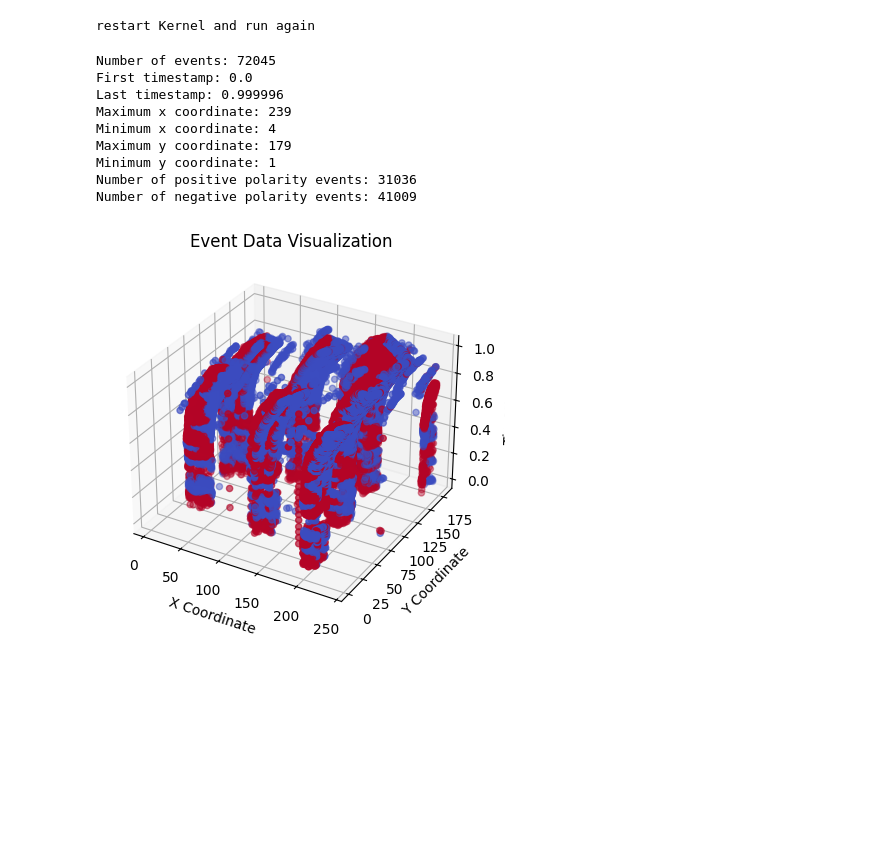
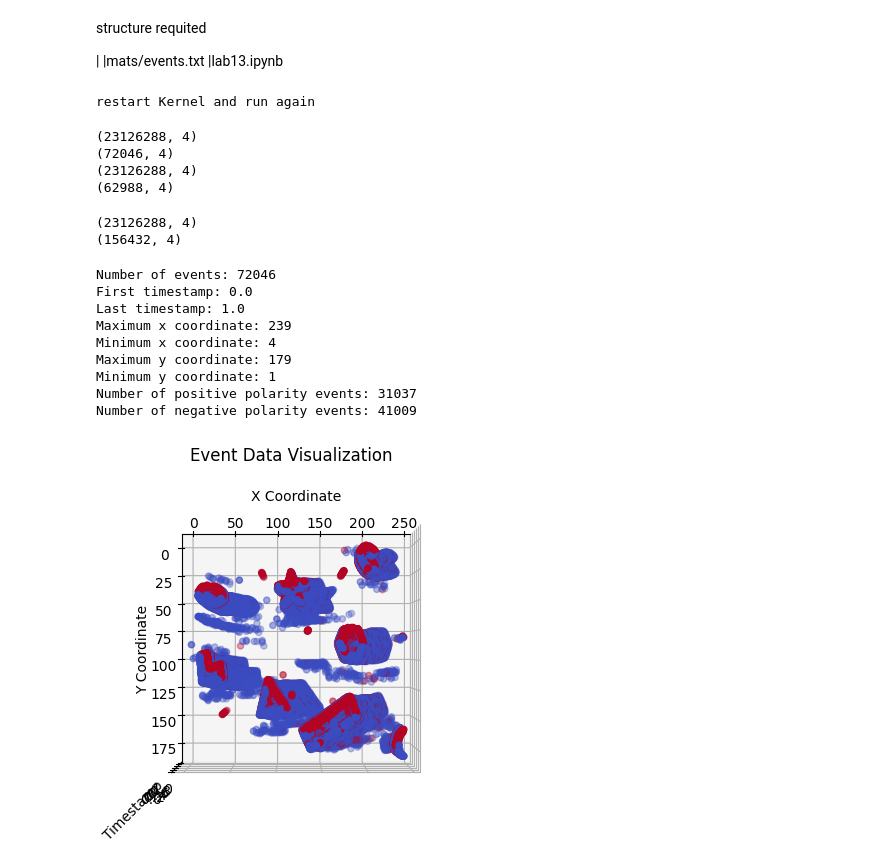
Before and after one commit to haarmeggido/Advanced-Vision-Algorithms, a Jupyter notebook: 13/lab13.ipynb, the cells around one changed output. Drawn from its saved outputs; the diff is of its cells as text; code cells hidden in the pictures; blank space fills up the shorter version.

```diff
--- a/13/lab13.ipynb
+++ b/13/lab13.ipynb
@@ -1,2 +1,8 @@
+# %% [markdown]
+structure requited
+
+|
+|mats/events.txt
+|lab13.ipynb
 # %%
 print("restart Kernel and run again")
@@ -3,7 +12,43 @@ print("restart Kernel and run again")
 # %% [output]
 restart Kernel and run again
+# %%
+# filter the events.txt file to only include the events with timestamp (1st column) between 0 and 1 second
+
+def filter_events(start, stop):
+  # read the events.txt file
+  events = np.loadtxt('mats/events.txt', delimiter=' ')
+
+  #check the shape of the events
+  print(events.shape)
+
+  # filter the events with timestamp between start and stop second
+  events = events[(events[:,0] >= start) & (events[:,0] <= stop)]
+
+  # check the shape of the events after filtering
+  print(events.shape)
+
+  #save the filtered events to a new file
+
+  name = f'mats/events_{start}__{stop}.txt'
+  #replace all the dots but the last one with underscore
+  name = name.replace('.', '_', name.count('.')-1)
+
+  np.savetxt(name, events, fmt='%.9f %d %d %d', delimiter=' ')
+# %%
+filter_events(0, 1)
+filter_events(0.5, 1)
+# %% [output]
+(23126288, 4)
+(72046, 4)
+(23126288, 4)
+(62988, 4)
+# %%
+filter_events(1, 2)
+# %% [output]
+(23126288, 4)
+(156432, 4)
 # %%
-import matplotlib.pyplot as plt
+
 
 def read_events_file(file_path):
     with open(file_path, 'r') as file:
@@ -50,38 +95,39 @@ def analyze_events(timestamps, xs, ys, polarities):
     print("Minimum y coordinate:", min_y)
     print("Number of positive polarity events:", num_positive_events)
     print("Number of negative polarity events:", num_negative_events)
 
     return num_events, first_timestamp, last_timestamp, max_x, min_x, max_y, min_y, num_positive_events, num_negative_events
 
 def visualize_events(xs, ys, timestamps, polarities, save=False):
     fig = plt.figure()
     ax = fig.add_subplot(111, projection='3d')
     ax.scatter(xs, ys, timestamps, c=polarities, cmap='coolwarm')
     ax.set_xlabel('X Coordinate')
     ax.set_ylabel('Y Coordinate')
     ax.set_zlabel('Timestamp')
     ax.set_title('Event Data Visualization')
+    ax.view_init(elev=-90, azim=-90)
     plt.show()
 
     if save:
         plt.savefig('event_data_visualization.png')
 
-events_file_path = "mats/events.txt"
-events = read_events_file(events_file_path)
-filtered_events = filter_events(events)
+events_file_path = "mats/events_0__1.txt"
+filtered_events = read_events_file(events_file_path)
+# filtered_events = filter_events(events)
 timestamps, xs, ys, polarities = split_events(filtered_events)
 
 analyze_events(timestamps, xs, ys, polarities)
 visualize_events(xs, ys, timestamps, polarities)
 # %% [output]
-Number of events: 72045
+Number of events: 72046
 First timestamp: 0.0
-Last timestamp: 0.999996
+Last timestamp: 1.0
 Maximum x coordinate: 239
 Minimum x coordinate: 4
 Maximum y coordinate: 179
 Minimum y coordinate: 1
-Number of positive polarity events: 31036
+Number of positive polarity events: 31037
 Number of negative polarity events: 41009
-[figure, old version]
+[figure, new version]
 # %%
```
Also changed, not shown: parts of 6 cells of this notebook, 3 other files.
